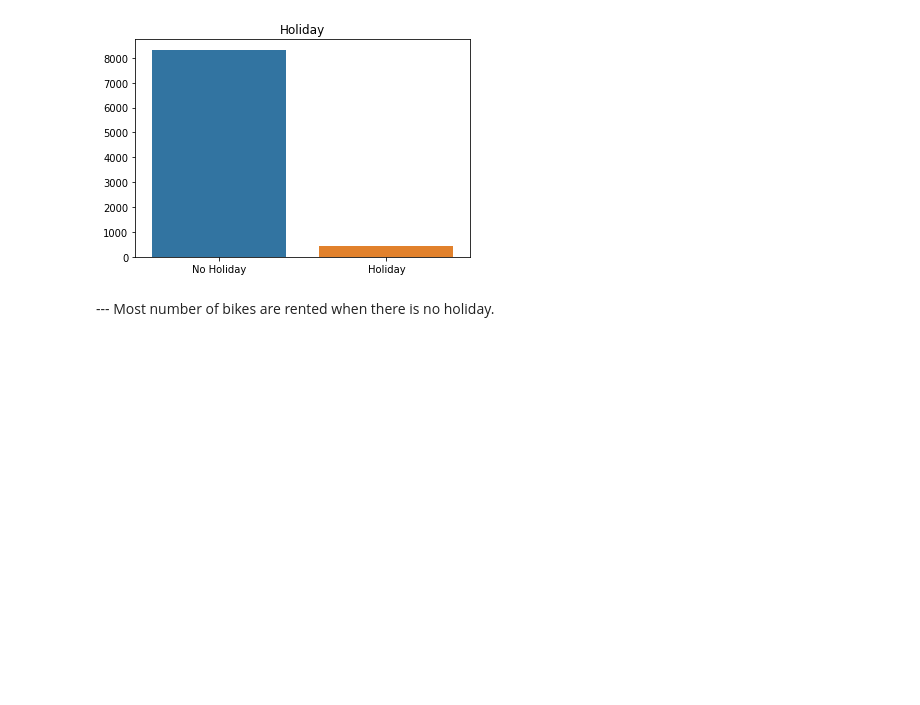
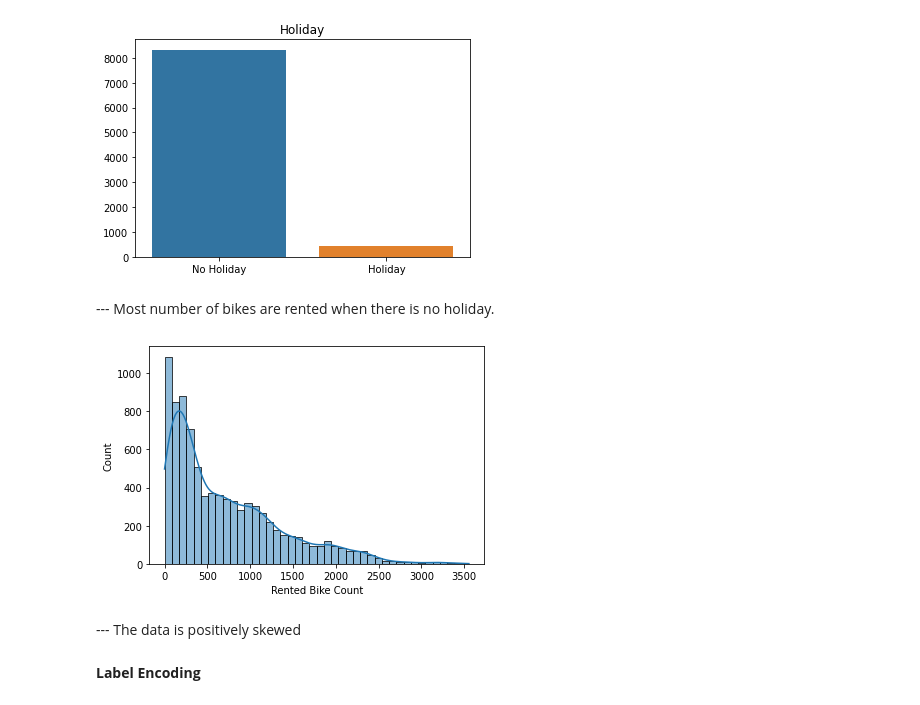
Before and after one commit to gyana-ranjan-dash/Seoul_Bike_Sharing_Demand_Prediction, a Jupyter notebook: Bike_Sharing_Demand_Prediction.ipynb, the cells around one changed output. Saved outputs shown, nothing was run; the diff lists cells and outputs as text; code cells hidden in the pictures; blank space fills up the shorter version.

```diff
--- a/Bike_Sharing_Demand_Prediction.ipynb
+++ b/Bike_Sharing_Demand_Prediction.ipynb
@@ -287,3 +287,14 @@ Text(0.5, 1.0, 'Holiday')
 
 
 --- Most number of bikes are rented when there is no holiday.
+# %%
+sns.histplot(data=bike_df, x="Rented Bike Count", kde= True)
+plt.show()
+# %% [output]
+[figure, added]
+# %% [markdown]
+
+
+--- The data is positively skewed
+# %% [markdown]
+**Label Encoding**
```
Also changed, not shown: parts of 4 cells of this notebook.
